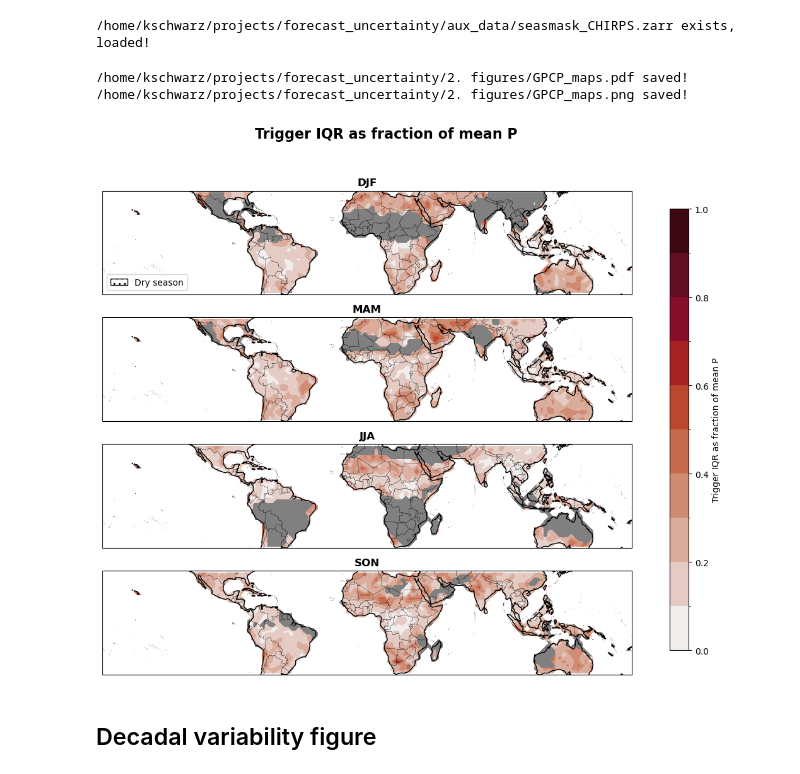
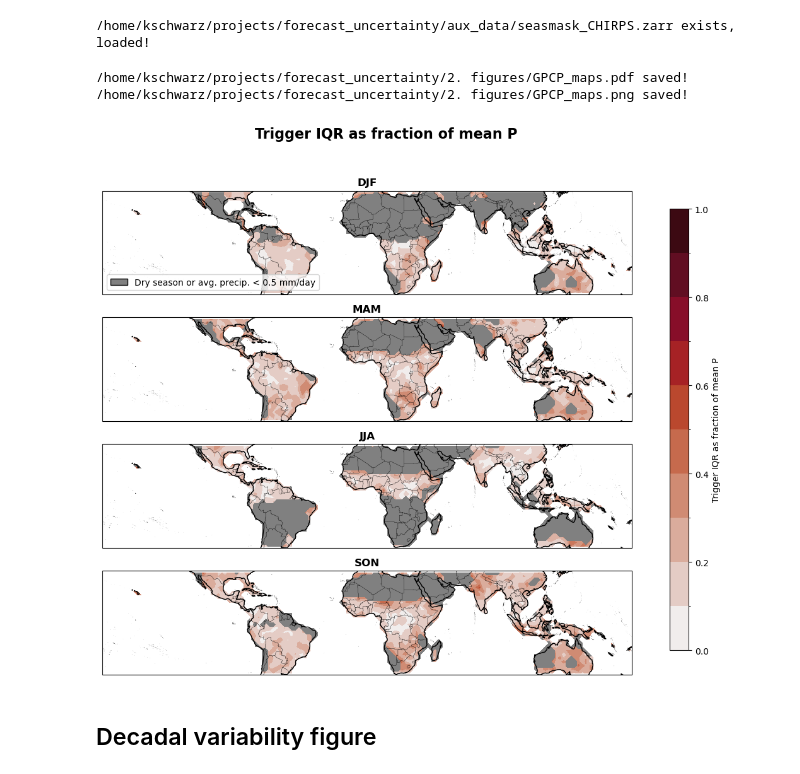
Before and after one commit to ccsfist/forecast_uncertainty, a Jupyter notebook: code/map_thresh.ipynb, the cells around one changed output. Saved outputs shown, nothing was run; the diff lists cells and outputs as text; code cells hidden in the pictures.

```diff
--- a/code/map_thresh.ipynb
+++ b/code/map_thresh.ipynb
@@ -282,7 +302,32 @@ else:
 rgrd = xe.Regridder(active_seasons,threshs,'conservative')
 active_seasons_rg = rgrd(active_seasons)
 active_seasons_rg = active_seasons_rg.sel(lat=threshs.lat.values)
+# %%
+#-------------------------------------
+# Get threshold-based dry season mask
+#-------------------------------------
+seas_thresh = 0.5 # mm/day
+
+# Load data
+ds = load_data(proc_source)
+
+dsm = ds.groupby(
+    time=SeasonResampler(["DJF", "MAM", "JJA", "SON"], drop_incomplete=True)
+).mean()
+
+# Unstack into season x year
+dsm['season'] = dsm.time.dt.season
+dsm['year'] = dsm.time.dt.year
+dsm = dsm.set_index(time=['season','year']).unstack()
+
+# Get annual means
+dsm = dsm.mean('year')
+
+# Get boolean mask for threshold exceedence
+dry_thresh = dsm.pr>seas_thresh
 # %%
+seas_thresh = 0.5 # mm/day
+
 fig = plt.figure(figsize=(12,10))
 
 var = 'triggiqr_cv_meanpr'
@@ -309,45 +354,48 @@ for seas_idx,seas in enumerate(['DJF','MAM','JJA','SON']):
     plot_data.plot.contourf(transform=ccrs.PlateCarree(),**cbar_params[var],
                             add_colorbar=False)
 
-    # Grey out regions without an active rainy season
-    active_seasons_rg.seasmask.sel(season=seas,**subset_params).where(landmask).plot.contourf(levels=[-0.5, 0.5, 1.5],
-                                                                                     colors=['grey','none'],
-                                                                                     hatches=[None, None],
-                                                                                     transform=ccrs.PlateCarree(),
-                                                                                     add_colorbar=False)
+    # Grey out regions without an active rainy season or that are generally
+    # too dry
+    season_mask = (active_seasons_rg.seasmask.sel(season=seas,**subset_params) &
+                   dry_thresh).where(landmask)
+    season_mask.plot.contourf(levels=[-0.5, 0.5, 1.5],
+                                 colors=['grey','none'],
+                                 hatches=[None, None],
+                                 transform=ccrs.PlateCarree(),
+                                 add_colorbar=False)
 
     ax.coastlines()
     ax.set_title(seas,fontweight='bold',fontsize=12)
 
     # Country borders
     # Add to plot (subset_params in slice format)
     gdf.cx[subset_params['lon'],subset_params['lat']].plot(ax=ax,facecolor='none',edgecolor='k',
                                                        linestyle='-',linewidth=0.15,
                                                        transform=ccrs.PlateCarree())
     ax.set_extent([subset_params['lon'].start,
                    subset_params['lon'].stop,
                    subset_params['lat'].start,
                    subset_params['lat'].stop])
 
     if seas_idx == 0:
-        ax.legend(handles=[mpatches.Patch(facecolor='none',hatch='..',edgecolor='k',
-                                          label='Dry season')],loc='lower left')
+        ax.legend(handles=[mpatches.Patch(facecolor='grey',edgecolor='k',
+                                          label=f'Dry season or avg. precip. < {str(seas_thresh)} mm/day')],loc='lower left')
 
 fig.subplots_adjust(right=0.825)
 cax = fig.add_axes([0.875, 0.15, 0.025, 0.7])
 levels = mpl.ticker.MaxNLocator(nbins=cbar_params[var]['levels']).tick_values(cbar_params[var]['vmin'],cbar_params[var]['vmax'])
 norm = mpl.colors.BoundaryNorm(levels, ncolors=cbar_params[var]['cmap'].N, clip=True)
 sm = plt.cm.ScalarMappable(cmap=cbar_params[var]['cmap'],norm=norm)
 plt.colorbar(sm,cax=cax,label=labels[var])
 
 
 plt.suptitle(labels[var],fontweight='bold',fontsize=16)
 
 utility_print(dir_list['figs']+proc_source+'_maps')
 # %% [output]
 /home/kschwarz/projects/forecast_uncertainty/2. figures/GPCP_maps.pdf saved!
 /home/kschwarz/projects/forecast_uncertainty/2. figures/GPCP_maps.png saved!
-[figure, old version]
+[figure, new version]
 # %% [markdown]
 ## Decadal variability figure
 # %%
```
Also changed, not shown: parts of 8 cells of this notebook, 43 other files.
